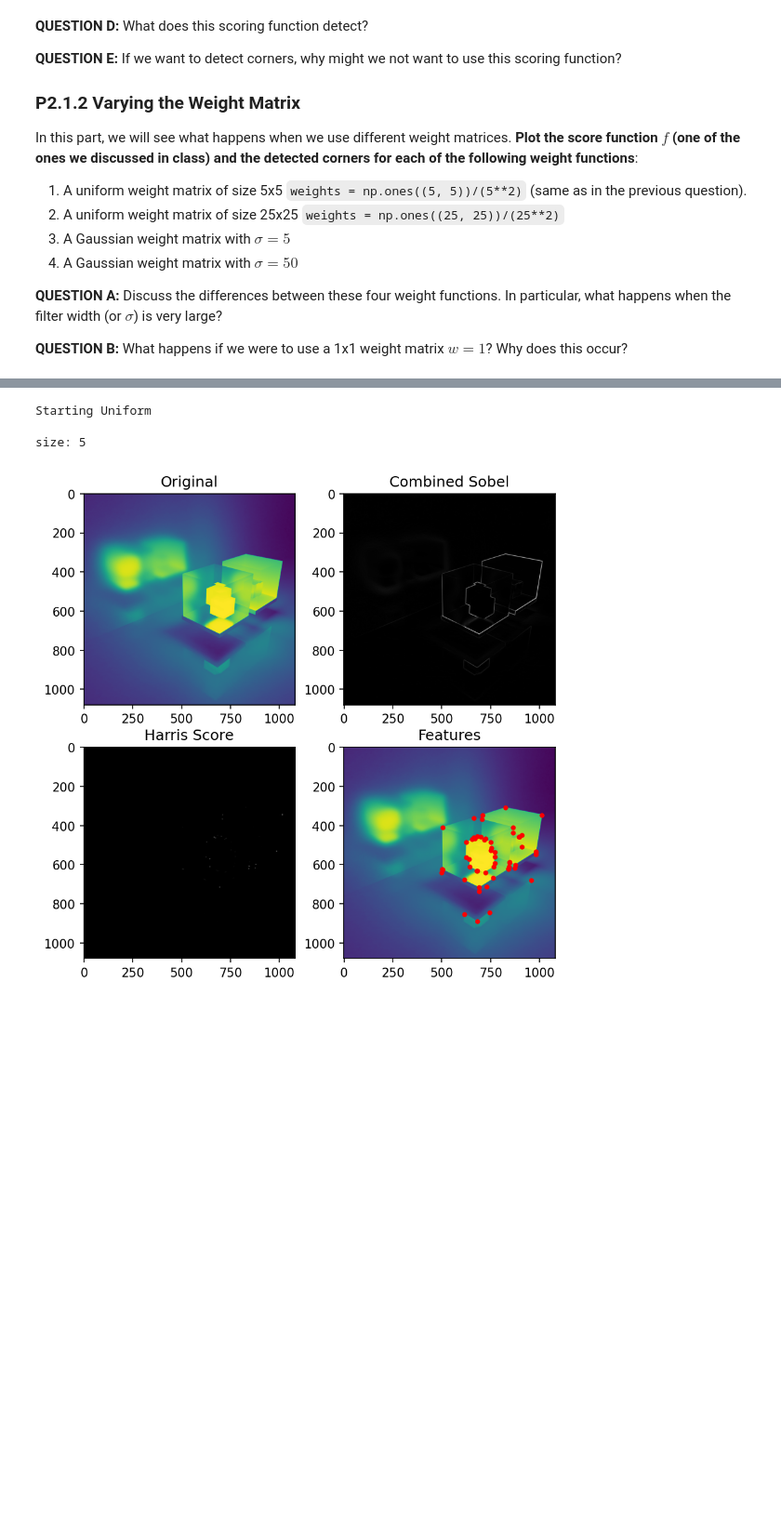
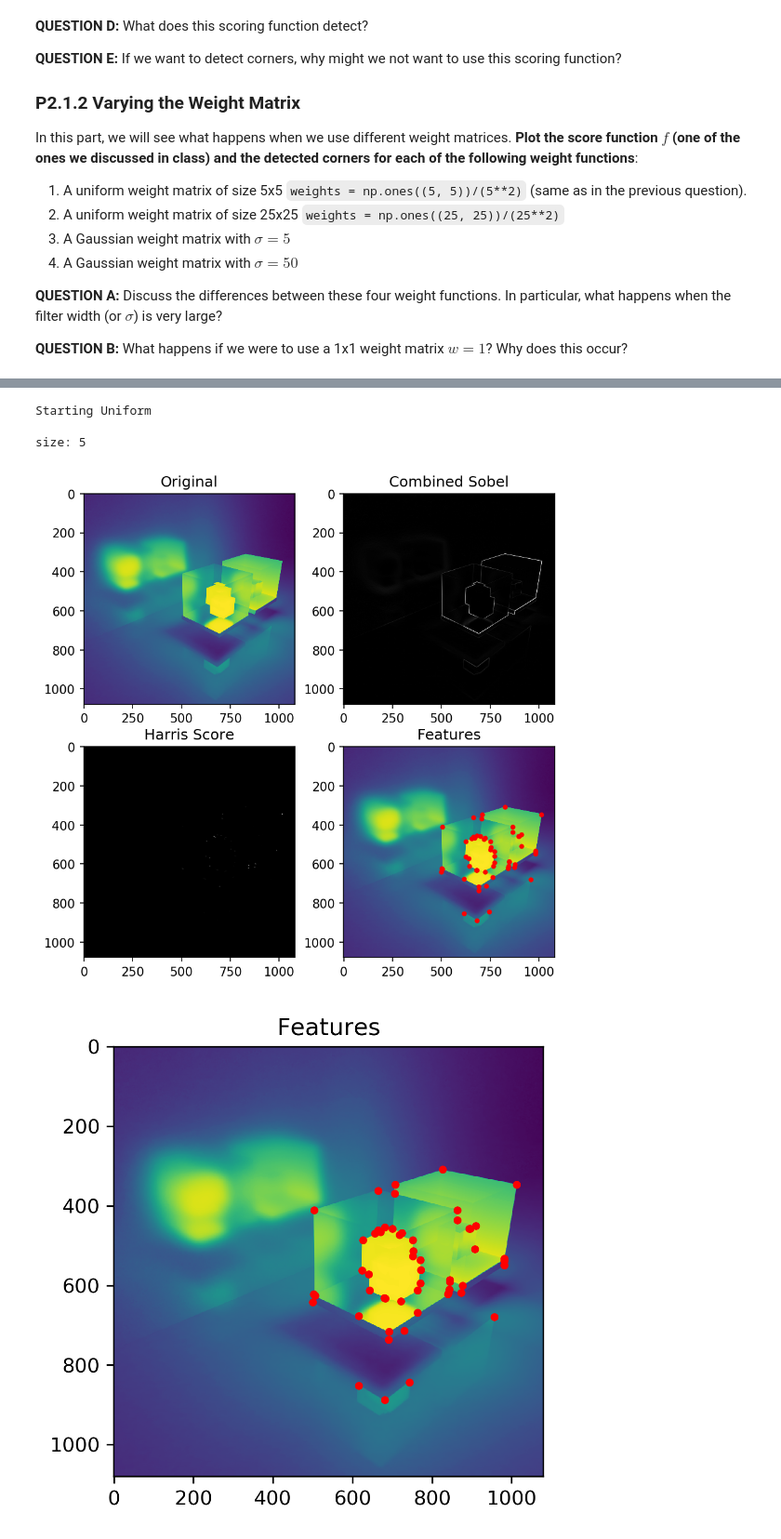
Before and after one commit to 2016bgeyer/Feature-Detection-and-Matching, a Jupyter notebook: P2_features_scale_warping.ipynb, the cells around one changed output, grey strips where cells are left out. Shown at 93% size. Saved outputs shown, nothing was run; the diff lists cells and outputs as text; code cells hidden in the pictures; blank space fills up the shorter version.

```diff
--- a/P2_features_scale_warping.ipynb
+++ b/P2_features_scale_warping.ipynb
@@ -229,63 +232,57 @@ ix, iy, ix_and_y = sobel_filter(image, 5, debug)
 # combined_sobel = np.sqrt(both)
 
 uniform_sizes = [5, 25]
-sigmas = [5, 50]
 thresholds = [0.95]
 in_class_score = True # True by default
 
 
 
 print('\nStarting Uniform\n')
 for size in uniform_sizes:
     p('size', size)
     ixx, ixy, iyy = uniform_weights(ix, iy, size)
     if debug:
         debug_print('\nAfter Weights')
         debug_print('ixx', ixx)
         debug_print('ixy', ixy)
         debug_print('iyy', iyy)
     harris_response_score = score(ixx, ixy, iyy, in_class_score)
     debug_print('harris_response_score', harris_response_score)
     for t in thresholds:
         points = threshold_and_print(harris_response_score, t)
 
-        # Generating a 2x2 image for writeup
-        fig = plt.figure(figsize=(7, 7), dpi=150)
+        if size == 5:
+            # Generating a 2x2 image for writeup
+            fig = plt.figure(figsize=(7, 7), dpi=150)
 
-        image = load_image("light_cubes_base.png")[:, :, 0]
-        ax = plt.subplot(2, 2, 1)
-        plt.title('Original')
-        plt.imshow(image)
+            image = load_image("light_cubes_base.png")[:, :, 0]
+            ax = plt.subplot(2, 2, 1)
+            plt.title('Original')
+            plt.imshow(image)
 
-        ax = plt.subplot(2, 2, 2)
-        plt.title('Combined Sobel')
-        plt.imshow(ix_and_y, cmap='gray')
+            ax = plt.subplot(2, 2, 2)
+            plt.title('Combined Sobel')
+            plt.imshow(ix_and_y, cmap='gray')
 
-        ax = plt.subplot(2, 2, 3)
-        plt.title('Harris Score')
-        plt.imshow(harris_response_score, cmap='gray')
+            ax = plt.subplot(2, 2, 3)
+            plt.title('Harris Score')
+            plt.imshow(harris_response_score, cmap='gray')
 
-        ax = plt.subplot(2, 2, 4)
-        plt.title('Features')
-        plt.imshow(image)
-        plt.plot(points[:, 0], points[:, 1], 'ro', markersize=3)
-        plt.show()
+            ax = plt.subplot(2, 2, 4)
+            plt.title('Features')
+            plt.imshow(image)
+            plt.plot(points[:, 0], points[:, 1], 'ro', markersize=3)
+            plt.show()
 
-
-print('\nStarting Gaussian\n')
-for sigma in sigmas:
-    p('sigma', sigma)
-    ixx, ixy, iyy = gaussian_weights(ix, iy, sigma)
-    debug_print('ixx', ixx)
-    debug_print('ixy', ixy)
-    debug_print('iyy', iyy)
-    harris_response_score = score(ixx, ixy, iyy, in_class_score)
-    debug_print('harris_response_score', harris_response_score)
-    for t in thresholds:
-        threshold_and_print(harris_response_score, t)
+            fig2 = plt.figure(dpi=300)
+            plt.title('Features')
+            plt.imshow(image)
+            plt.plot(points[:, 0], points[:, 1], 'ro', markersize=3)
+            plt.show()
 # %% [output]
 Starting Uniform
 
 size: 5
 [figure]
+[figure, new version]
 size: 25
```
Also changed, not shown: parts of 9 cells of this notebook, 23 other files.
